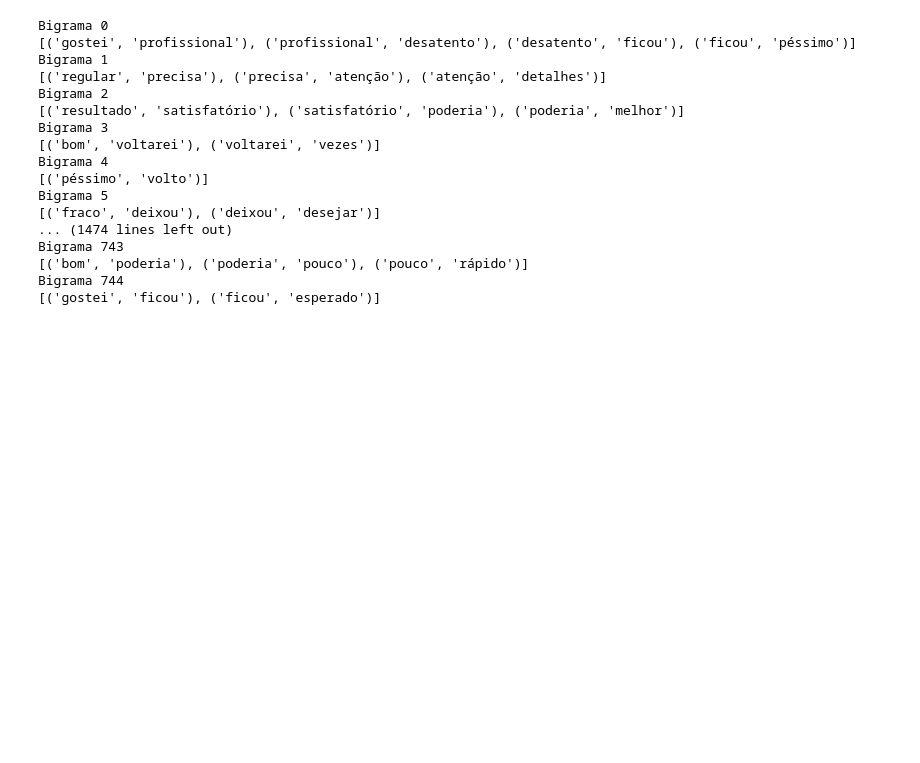
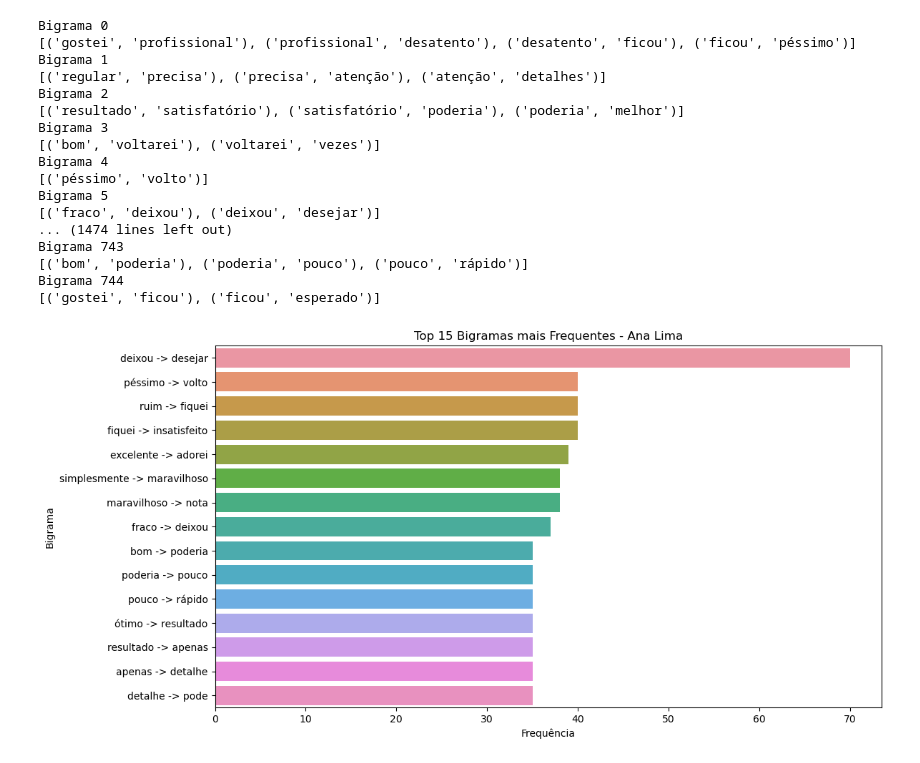
Before and after one commit to PeSobrinho/barber_shop_feedback_analysis, a Jupyter notebook: notebooks/feedback_analysis.ipynb, the cells around one changed output. Drawn from its saved outputs; the diff is of its cells as text; code cells hidden in the pictures; blank space fills up the shorter version.

Commit message:
explorando bigramas

```diff
--- a/notebooks/feedback_analysis.ipynb
+++ b/notebooks/feedback_analysis.ipynb
@@ -196,3 +196,32 @@ Bigrama 743
 [('bom', 'poderia'), ('poderia', 'pouco'), ('pouco', 'rápido')]
 Bigrama 744
 [('gostei', 'ficou'), ('ficou', 'esperado')]
+# %%
+from collections import Counter
+import matplotlib.pyplot as plt
+import seaborn as sns
+
+# Flatten a lista de bigramas
+all_bigrams = [bigram for sublist in n_grams for bigram in sublist]
+
+# Contar frequência
+bigram_freq = Counter(all_bigrams)
+
+# Pegar os N bigramas mais frequentes (exemplo com top 15)
+n_top = 15
+most_common = bigram_freq.most_common(n_top)
+
+# Preparar dados para plotagem
+bigrams_text = [' -> '.join(bg[0]) for bg in most_common]
+frequencies = [bg[1] for bg in most_common]
+
+# Criar plot
+plt.figure(figsize=(12, 6))
+sns.barplot(x=frequencies, y=bigrams_text)
+plt.title('Top 15 Bigramas mais Frequentes - Ana Lima')
+plt.xlabel('Frequência')
+plt.ylabel('Bigrama')
+plt.tight_layout()
+plt.show()
+# %% [output]
+[figure, added]
```
